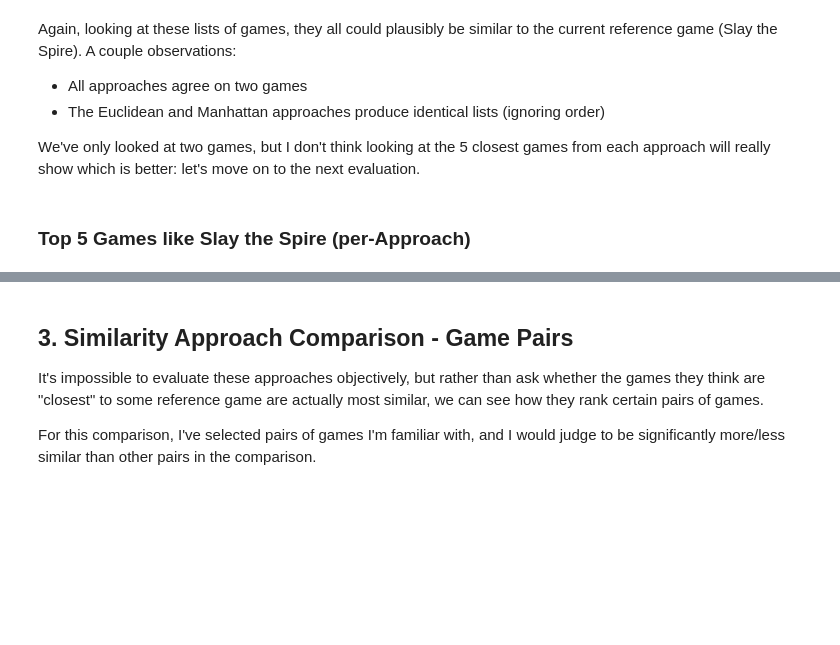
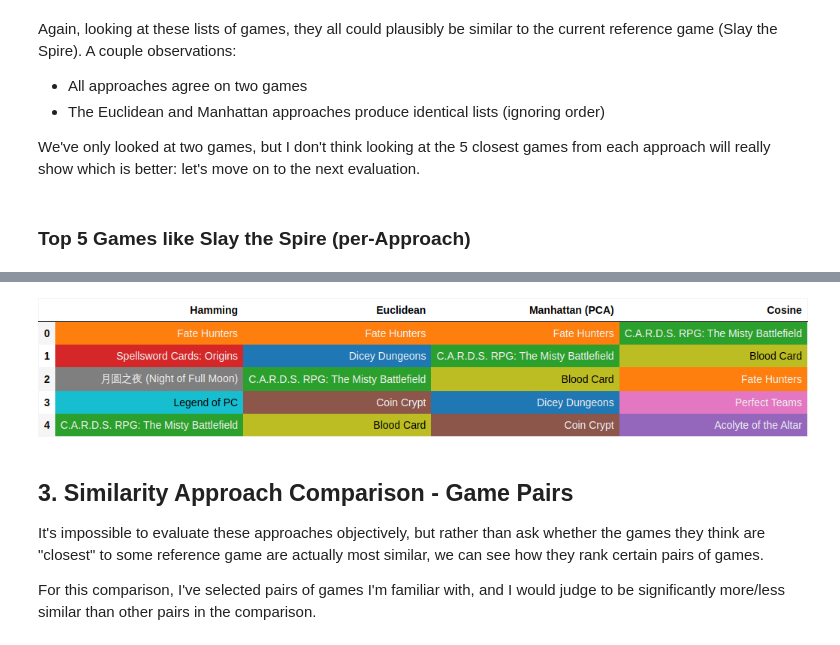
Before and after one commit to zbvc42/steam_recommendation_system, a Jupyter notebook: notebooks/03 - EDA/02 - tag EDA.ipynb, the cells around one changed output, grey strips where cells are left out. Drawn from its saved outputs; the diff is of its cells as text; code cells hidden in the pictures; blank space fills up the shorter version.

```diff
--- a/notebooks/03 - EDA/02 - tag EDA.ipynb
+++ b/notebooks/03 - EDA/02 - tag EDA.ipynb
@@ -44,3 +42,10 @@ sns.set_style("whitegrid")
+# %%
+# Configure style
+plt.style.use("petroff10")
+sns.set_style("whitegrid")
+
+# Flag to enable conversion of styled tables to images. Necessary for formatting to appear on Github, but I'd set to False for local use.
+do_tbl_img_coversion = True
 # %% [markdown]
 ### 0.3 - Load Data
 # %%
@@ -168,7 +200,7 @@ def plot_similarities(df_distances: pd.DataFrame):
 # Function to get 5 most similar games (and associated normalized distances) from each approach
 
 
-def get_similar_games(df_distances: pd.DataFrame, do_show_distances=False):
+async def get_similar_games(df_distances: pd.DataFrame, do_show_distances=False):
     """Displays top 5 most similar games to some reference game, as calculated by three approaches. Optionally shows associated normalized distances.
 
     Args:
@@ -218,17 +250,15 @@ def get_similar_games(df_distances: pd.DataFrame, do_show_distances=False):
 
     # Displays top 5 most similar games per approach
     display(Markdown(f"### Top 5 Games like {reference_name} (per-Approach)"))
-    display(
-        Markdown(
-            # Replaces game appids with names
-            df_approach_comparison_games.replace(df_games["name"])
-            .style.background_gradient(
-                # Uses earlier mapping to assign each game a unique color
-                gmap=df_approach_comparison_games.replace(gmap_mapping),
-                axis=None,
-                cmap=cmap,
-            )
-            .to_html()
+    await render_styled_df(
+        # Replaces game appids with names
+        df_approach_comparison_games.replace(
+            df_games["name"]
+        ).style.background_gradient(
+            # Uses earlier mapping to assign each game a unique color
+            gmap=df_approach_comparison_games.replace(gmap_mapping),
+            axis=None,
+            cmap=cmap,
         )
     )
 
@@ -253,14 +283,10 @@ def get_similar_games(df_distances: pd.DataFrame, do_show_distances=False):
 
         # Displays normalized distances of top 5 most similar games per approach
         display(Markdown(f"### Lowest 5 Normalized Distances (per-Approach)"))
-        display(
-            Markdown(
-                df_approach_comparison_scores.style.background_gradient(
-                    cmap="viridis_r", vmin=0, vmax=1
-                )
-                .format(precision=2)
-                .to_html()
-            )
+        await render_styled_df(
+            df_approach_comparison_scores.style.background_gradient(
+                cmap="viridis_r", vmin=0, vmax=1
+            ).format(precision=2)
         )
 # %% [markdown]
 ## 1. Background
@@ -657,6 +386,6 @@ Again, looking at these lists of games, they all could plausibly be similar to t
 We've only looked at two games, but I don't think looking at the 5 closest games from each approach will really show which is better: let's move on to the next evaluation.
 # %%
 # Gets 5 games closest to Slay the Spire, per-approach
-get_similar_games(df_distances_StS)
+await get_similar_games(df_distances_StS)
 # %% [output]
 ### Top 5 Games like Slay the Spire (per-Approach)
@@ -723,3 +392,4 @@ get_similar_games(df_distances_StS)
+[figure, added]
 # %% [markdown]
 ## 3. Similarity Approach Comparison - Game Pairs
 It's impossible to evaluate these approaches objectively, but rather than ask whether the games they think are "closest" to some reference game are actually most similar, we can see how they rank certain pairs of games.
```
Also changed, not shown: parts of 16 cells of this notebook, 1 other file.
